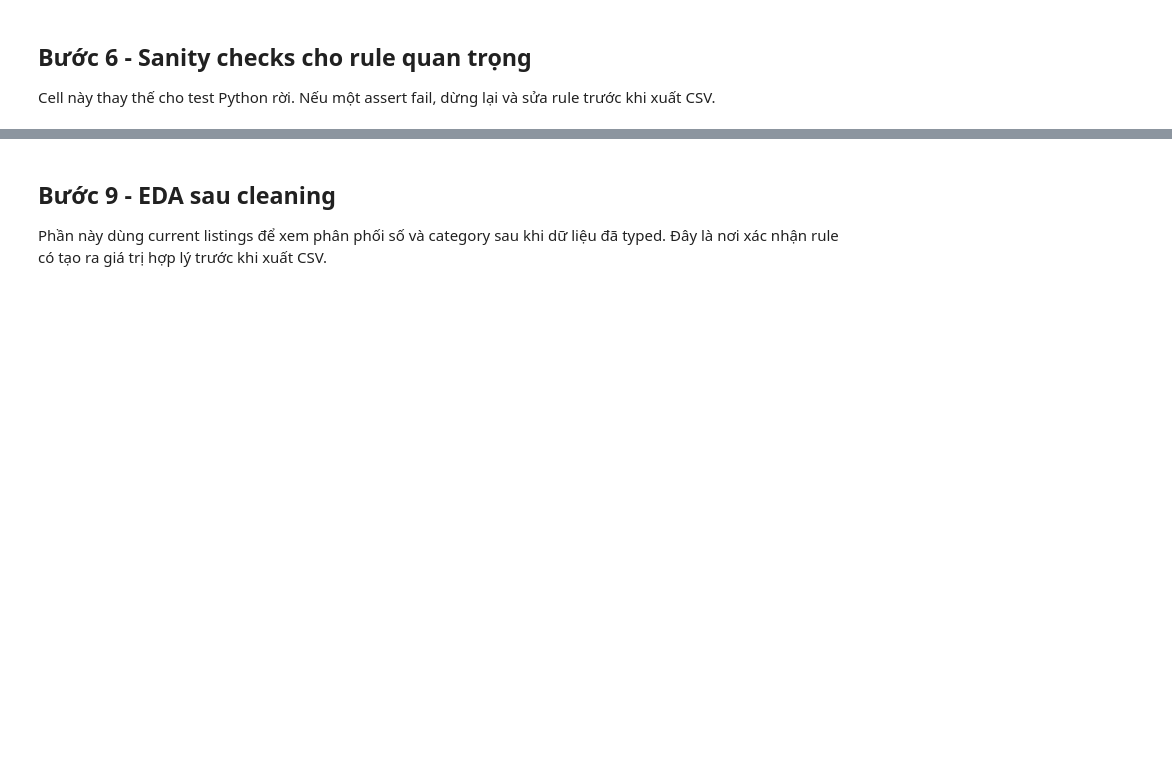
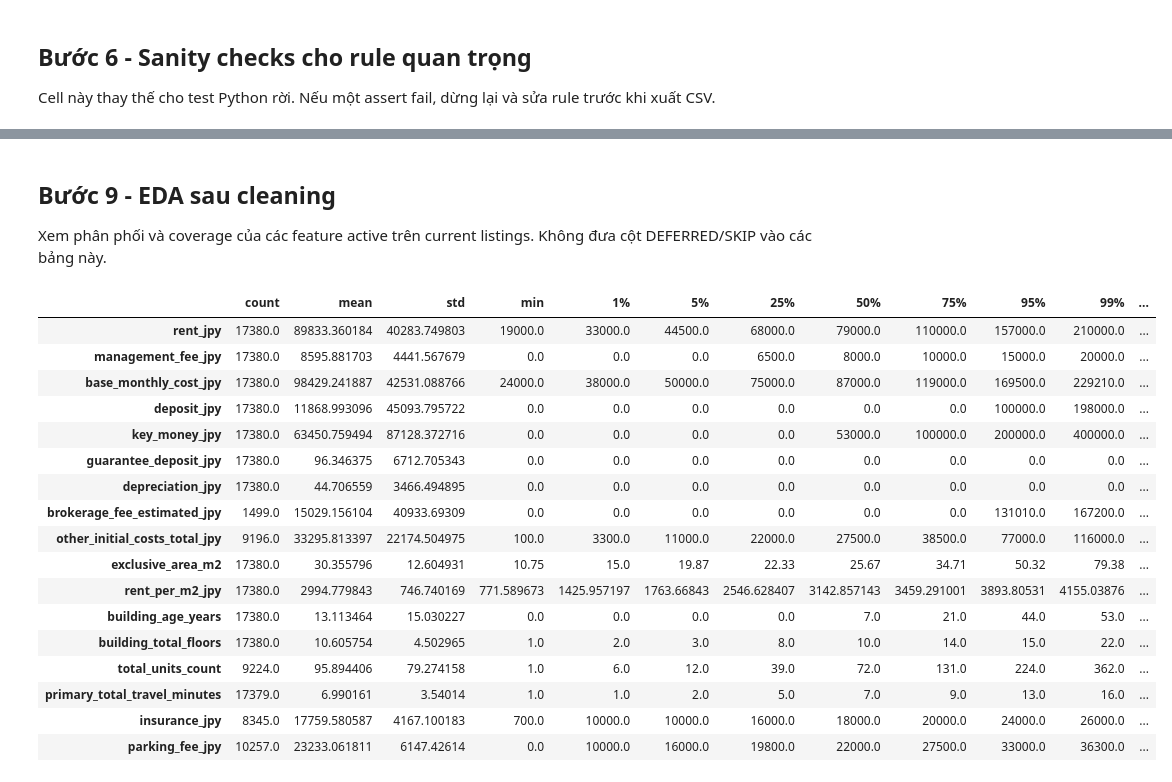
Before and after one commit to Vinh5905/japan_analysis, a Jupyter notebook: notebook/02_column_eda.ipynb, the cells around one changed output, grey strips where cells are left out. Saved outputs shown, nothing was run; the diff lists cells and outputs as text; code cells hidden in the pictures; blank space fills up the shorter version.

Commit message:
feat(notebook): expand SUUMO cleaning and EDA outputs

```diff
--- a/notebook/02_column_eda.ipynb
+++ b/notebook/02_column_eda.ipynb
@@ -258,7 +268,7 @@ Columns after drop: 41
 # %%
 COLUMN_GROUP_ORDER = {
     'Lineage và định danh': [
-        'task_id', 'batch_id', 'source_id', 'suumo_property_code', 'is_valid', 'shop_property_code',
+        'task_id', 'batch_id', 'source_id', 'suumo_property_code', 'data_hash', 'is_valid', 'shop_property_code',
     ],
     'Thời gian, trạng thái giao dịch và vào ở': [
         'information_updated_at_text', 'move_in', 'transaction_type', 'contract_period',
@@ -1538,14 +6010,37 @@ current[safe_clean_columns].head(20)
 # %% [markdown]
 ## Bước 9 - EDA sau cleaning
 
-Phần này dùng current listings để xem phân phối số và category sau khi dữ liệu đã typed. Đây là nơi xác nhận rule có tạo ra giá trị hợp lý trước khi xuất CSV.
+Xem phân phối và coverage của các feature active trên current listings. Không đưa cột DEFERRED/SKIP vào các bảng này.
 # %%
 numeric_columns = [
     'rent_jpy', 'management_fee_jpy', 'base_monthly_cost_jpy',
-    'deposit_jpy', 'key_money_jpy', 'exclusive_area_m2',
-    'rent_per_m2_jpy', 'building_age_years', 'primary_total_travel_minutes',
+    'deposit_jpy', 'key_money_jpy', 'guarantee_deposit_jpy',
+    'depreciation_jpy', 'brokerage_fee_estimated_jpy',
+    'other_initial_costs_total_jpy', 'exclusive_area_m2',
+    'rent_per_m2_jpy', 'building_age_years', 'building_total_floors',
+    'total_units_count', 'primary_total_travel_minutes',
+    'insurance_jpy', 'parking_fee_jpy',
 ]
 numeric = current[numeric_columns].apply(pd.to_numeric, errors='coerce')
 numeric.describe(percentiles=[.01, .05, .25, .5, .75, .95, .99]).T
+# %% [output]
+|  | count | mean | std | min | 1% | 5% | 25% | 50% | 75% | 95% | 99% | ... |
+| rent_jpy | 17380.0 | 89833.360184 | 40283.749803 | 19000.0 | 33000.0 | 44500.0 | 68000.0 | 79000.0 | 110000.0 | 157000.0 | 210000.0 | ... |
+| management_fee_jpy | 17380.0 | 8595.881703 | 4441.567679 | 0.0 | 0.0 | 0.0 | 6500.0 | 8000.0 | 10000.0 | 15000.0 | 20000.0 | ... |
+| base_monthly_cost_jpy | 17380.0 | 98429.241887 | 42531.088766 | 24000.0 | 38000.0 | 50000.0 | 75000.0 | 87000.0 | 119000.0 | 169500.0 | 229210.0 | ... |
+| deposit_jpy | 17380.0 | 11868.993096 | 45093.795722 | 0.0 | 0.0 | 0.0 | 0.0 | 0.0 | 0.0 | 100000.0 | 198000.0 | ... |
+| key_money_jpy | 17380.0 | 63450.759494 | 87128.372716 | 0.0 | 0.0 | 0.0 | 0.0 | 53000.0 | 100000.0 | 200000.0 | 400000.0 | ... |
+| guarantee_deposit_jpy | 17380.0 | 96.346375 | 6712.705343 | 0.0 | 0.0 | 0.0 | 0.0 | 0.0 | 0.0 | 0.0 | 0.0 | ... |
+| depreciation_jpy | 17380.0 | 44.706559 | 3466.494895 | 0.0 | 0.0 | 0.0 | 0.0 | 0.0 | 0.0 | 0.0 | 0.0 | ... |
+| brokerage_fee_estimated_jpy | 1499.0 | 15029.156104 | 40933.69309 | 0.0 | 0.0 | 0.0 | 0.0 | 0.0 | 0.0 | 131010.0 | 167200.0 | ... |
+| other_initial_costs_total_jpy | 9196.0 | 33295.813397 | 22174.504975 | 100.0 | 3300.0 | 11000.0 | 22000.0 | 27500.0 | 38500.0 | 77000.0 | 116000.0 | ... |
+| exclusive_area_m2 | 17380.0 | 30.355796 | 12.604931 | 10.75 | 15.0 | 19.87 | 22.33 | 25.67 | 34.71 | 50.32 | 79.38 | ... |
+| rent_per_m2_jpy | 17380.0 | 2994.779843 | 746.740169 | 771.589673 | 1425.957197 | 1763.66843 | 2546.628407 | 3142.857143 | 3459.291001 | 3893.80531 | 4155.03876 | ... |
+| building_age_years | 17380.0 | 13.113464 | 15.030227 | 0.0 | 0.0 | 0.0 | 0.0 | 7.0 | 21.0 | 44.0 | 53.0 | ... |
+| building_total_floors | 17380.0 | 10.605754 | 4.502965 | 1.0 | 2.0 | 3.0 | 8.0 | 10.0 | 14.0 | 15.0 | 22.0 | ... |
+| total_units_count | 9224.0 | 95.894406 | 79.274158 | 1.0 | 6.0 | 12.0 | 39.0 | 72.0 | 131.0 | 224.0 | 362.0 | ... |
+| primary_total_travel_minutes | 17379.0 | 6.990161 | 3.54014 | 1.0 | 1.0 | 2.0 | 5.0 | 7.0 | 9.0 | 13.0 | 16.0 | ... |
+| insurance_jpy | 8345.0 | 17759.580587 | 4167.100183 | 700.0 | 10000.0 | 10000.0 | 16000.0 | 18000.0 | 20000.0 | 24000.0 | 26000.0 | ... |
+| parking_fee_jpy | 10257.0 | 23233.061811 | 6147.42614 | 0.0 | 10000.0 | 16000.0 | 19800.0 | 22000.0 | 27500.0 | 33000.0 | 36300.0 | ... |
 # %%
 category_columns = [
```
Also changed, not shown: parts of 148 cells of this notebook.
